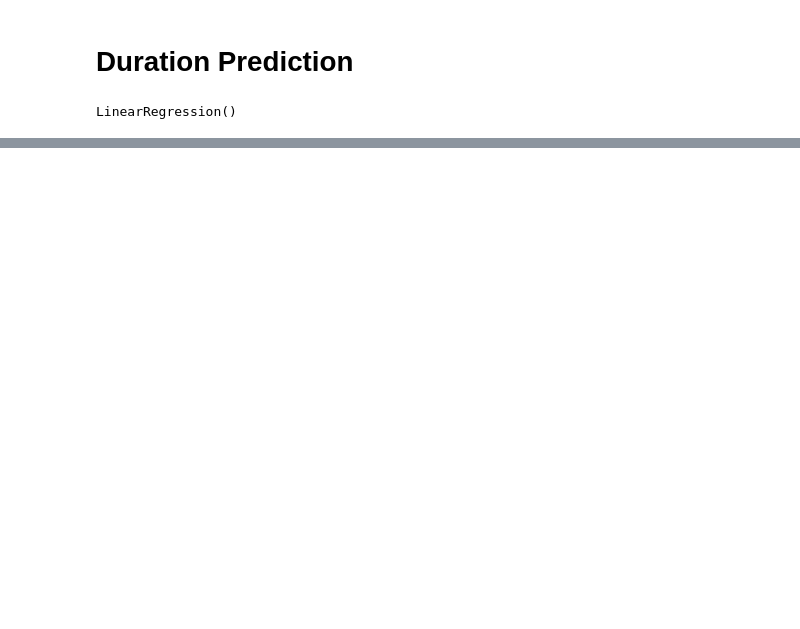
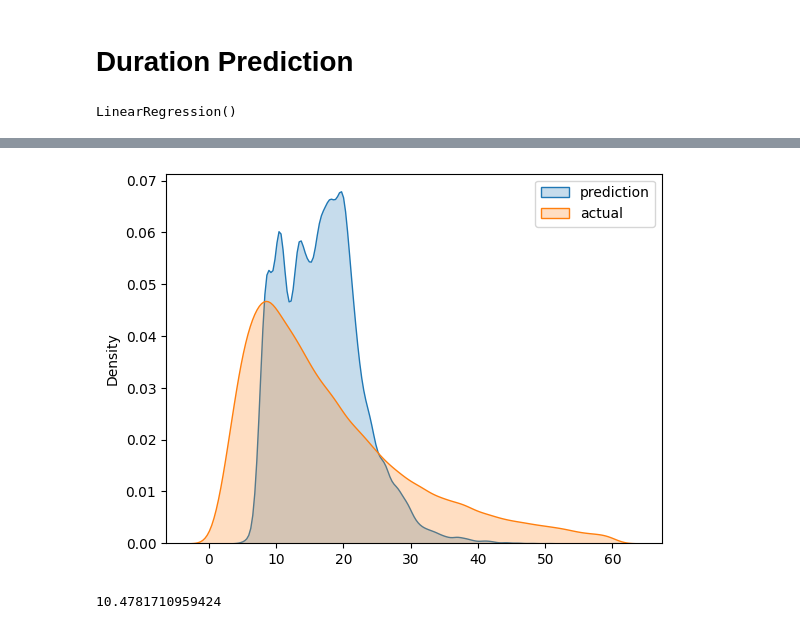
Before and after one commit to ArmandWinant/mlops-zoomcamp, a Jupyter notebook: 01-intro/duration-prediction.ipynb, the cells around one changed output, grey strips where cells are left out. Saved outputs shown, nothing was run; the diff lists cells and outputs as text; code cells hidden in the pictures; blank space fills up the shorter version.

```diff
--- a/01-intro/duration-prediction.ipynb
+++ b/01-intro/duration-prediction.ipynb
@@ -68,0 +72,15 @@ root_mean_squared_error(y_val, y_pred)
+# %%
+lasso = Lasso(alpha=.001)
+lasso.fit(X_train, y_train)
+y_pred = lasso.predict(X_val)
+# %%
+sns.kdeplot(y_pred, label='prediction', fill=True)
+sns.kdeplot(y_val, label='actual', fill=True)
+plt.legend()
+plt.show()
+# %% [output]
+[figure, added]
+# %%
+root_mean_squared_error(y_val, y_pred)
+# %% [output]
+10.4781710959424
```
Also changed, not shown: parts of 7 cells of this notebook.
